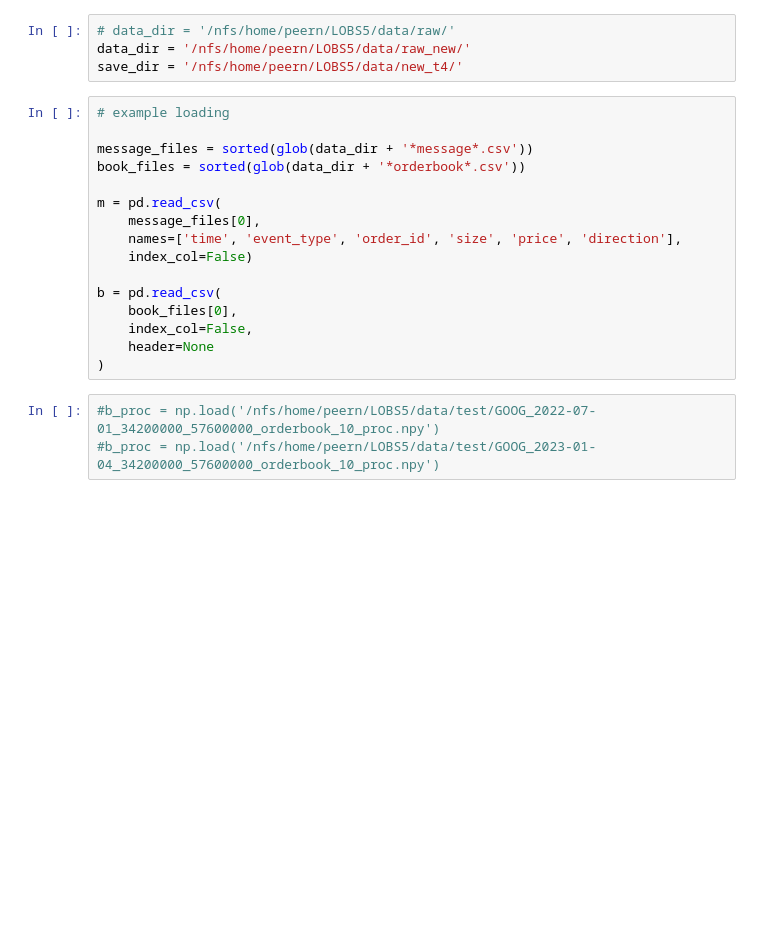
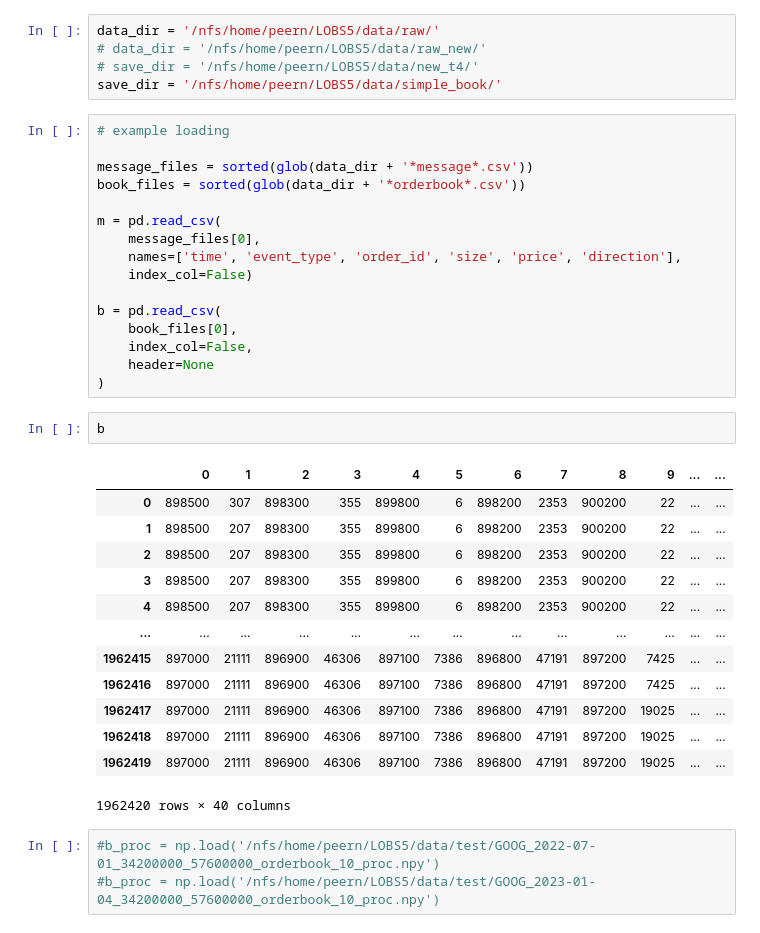
Before and after one commit to saschafrey/LOBS5_Prediction, a Jupyter notebook: lob/lobster_preproc.ipynb, the cells around one changed output. Drawn from its saved outputs; the diff is of its cells as text; blank space fills up the shorter version.

Commit message:
jit | simple_book_repr

```diff
--- a/lob/lobster_preproc.ipynb
+++ b/lob/lobster_preproc.ipynb
@@ -26,9 +26,10 @@ from encoding import Message_Tokenizer, Vocab
 # %%
 %load_ext snakeviz
 # %%
-# data_dir = '/nfs/home/peern/LOBS5/data/raw/'
-data_dir = '/nfs/home/peern/LOBS5/data/raw_new/'
-save_dir = '/nfs/home/peern/LOBS5/data/new_t4/'
+data_dir = '/nfs/home/peern/LOBS5/data/raw/'
+# data_dir = '/nfs/home/peern/LOBS5/data/raw_new/'
+# save_dir = '/nfs/home/peern/LOBS5/data/new_t4/'
+save_dir = '/nfs/home/peern/LOBS5/data/simple_book/'
 # %%
 # example loading
 
@@ -45,6 +46,22 @@ b = pd.read_csv(
     index_col=False,
     header=None
 )
+# %%
+b
+# %% [output]
+|  | 0 | 1 | 2 | 3 | 4 | 5 | 6 | 7 | 8 | 9 | ... | ... |
+| 0 | 898500 | 307 | 898300 | 355 | 899800 | 6 | 898200 | 2353 | 900200 | 22 | ... | ... |
+| 1 | 898500 | 207 | 898300 | 355 | 899800 | 6 | 898200 | 2353 | 900200 | 22 | ... | ... |
+| 2 | 898500 | 207 | 898300 | 355 | 899800 | 6 | 898200 | 2353 | 900200 | 22 | ... | ... |
+| 3 | 898500 | 207 | 898300 | 355 | 899800 | 6 | 898200 | 2353 | 900200 | 22 | ... | ... |
+| 4 | 898500 | 207 | 898300 | 355 | 899800 | 6 | 898200 | 2353 | 900200 | 22 | ... | ... |
+| ... | ... | ... | ... | ... | ... | ... | ... | ... | ... | ... | ... | ... |
+| 1962415 | 897000 | 21111 | 896900 | 46306 | 897100 | 7386 | 896800 | 47191 | 897200 | 7425 | ... | ... |
+| 1962416 | 897000 | 21111 | 896900 | 46306 | 897100 | 7386 | 896800 | 47191 | 897200 | 7425 | ... | ... |
+| 1962417 | 897000 | 21111 | 896900 | 46306 | 897100 | 7386 | 896800 | 47191 | 897200 | 19025 | ... | ... |
+| 1962418 | 897000 | 21111 | 896900 | 46306 | 897100 | 7386 | 896800 | 47191 | 897200 | 19025 | ... | ... |
+| 1962419 | 897000 | 21111 | 896900 | 46306 | 897100 | 7386 | 896800 | 47191 | 897200 | 19025 | ... | ... |
+1962420 rows × 40 columns
 # %%
 #b_proc = np.load('/nfs/home/peern/LOBS5/data/test/GOOG_2022-07-01_34200000_57600000_orderbook_10_proc.npy')
 #b_proc = np.load('/nfs/home/peern/LOBS5/data/test/GOOG_2023-01-04_34200000_57600000_orderbook_10_proc.npy')
```
Also changed, not shown: parts of 8 cells of this notebook, 4 other files.
